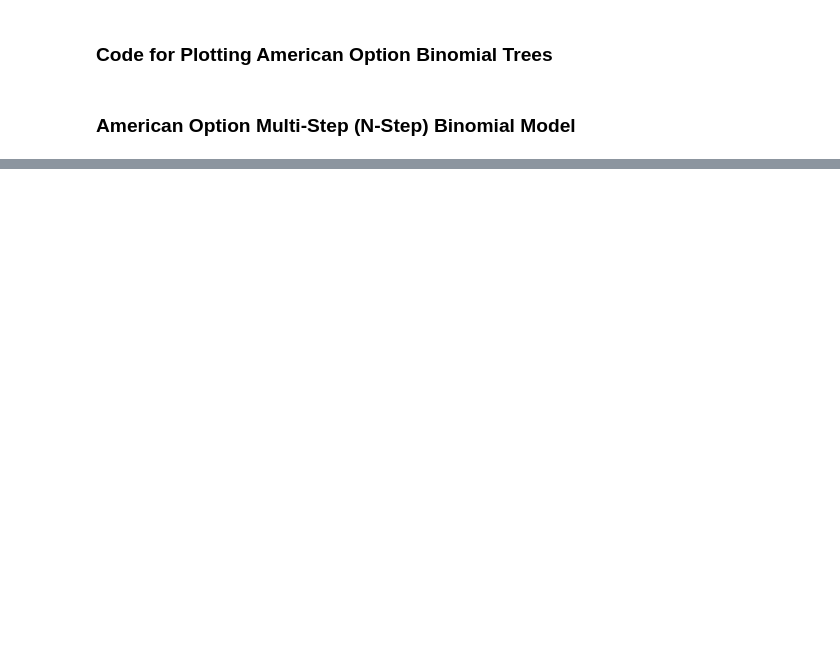
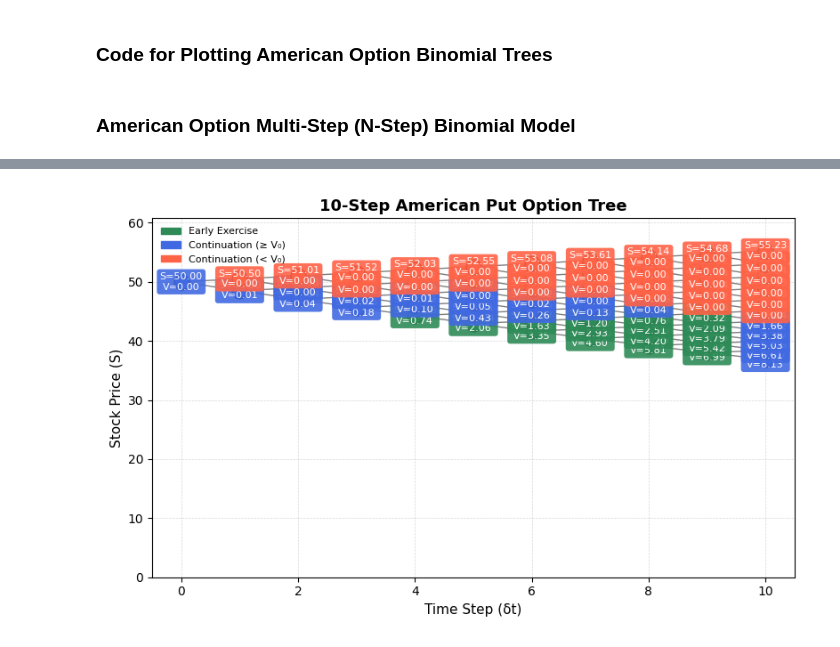
Before and after one commit to heavy-t/MMATH_Project, a Jupyter notebook: Amer Binomial Tree.ipynb, the cells around one changed output, grey strips where cells are left out. Drawn from its saved outputs; the diff is of its cells as text; code cells hidden in the pictures; blank space fills up the shorter version.

```diff
--- a/Amer Binomial Tree.ipynb
+++ b/Amer Binomial Tree.ipynb
@@ -141,0 +138,8 @@ Option price: 6.999
+# %%
+S0, E, r, T, u, d, N , option_type = 50, 45, 0.05, 1, 1.01, 0.97, 10 , "put"
+result = (amer_binomial_option_price(S0, E, r, T, u, d, N, option_type))
+
+plot_amer_binomial_option_tree(S0, u, d, result_dict=result,
+                               title=str(N) + "-Step American " + option_type.capitalize() +" Option Tree")
+# %% [output]
+[figure, added]
```
Also changed, not shown: parts of 2 cells of this notebook, 3 other files.
